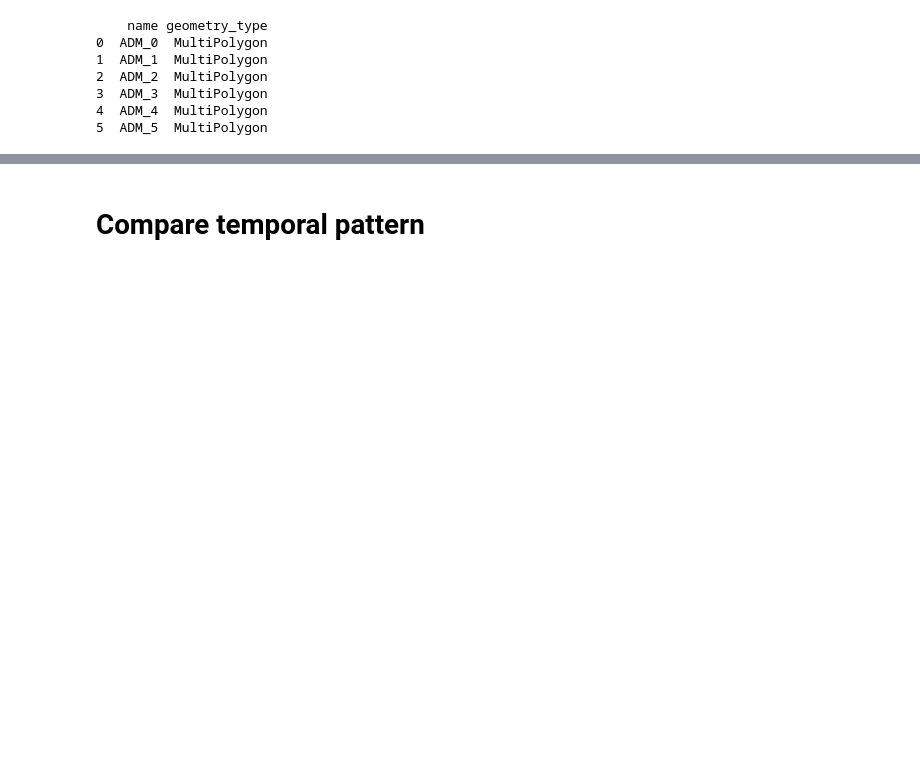
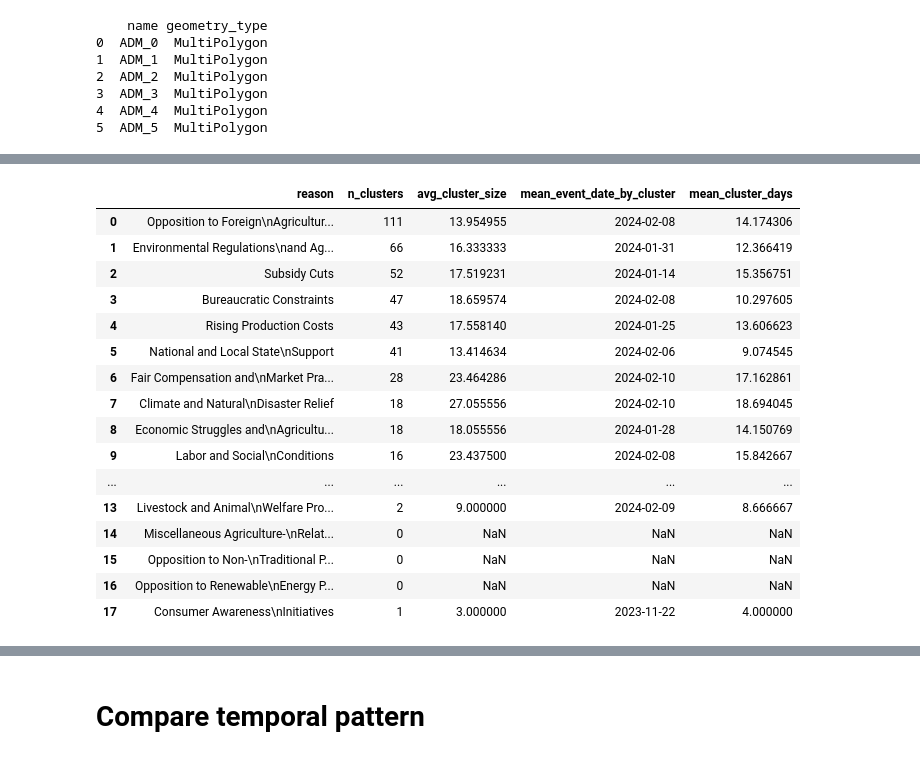
Before and after one commit to cstetter/farmer_protest_llm, a Jupyter notebook: 03_spatiotemp_model.ipynb, the cells around one changed output, grey strips where cells are left out. Saved outputs shown, nothing was run; the diff lists cells and outputs as text; code cells hidden in the pictures; blank space fills up the shorter version.

```diff
--- a/03_spatiotemp_model.ipynb
+++ b/03_spatiotemp_model.ipynb
@@ -845,11 +788,12 @@ results
 # %%
 from tqdm import tqdm
 from pointpats import KnoxLocal
+import numpy as np
 
 local_knox_res_dict = {}
 rows = []
 
-for i, res_name in enumerate(reason_list[1:]):
+for i, res_name in tqdm(enumerate(reason_list[1:])):
     res = results[res_name]
 
     # Choose which cross distance
@@ -943,3 +889,17 @@ knox_gdf = gdf_long.merge(
     on=["reason", "geometry", "days_since_first"],   # if hotspot_gdf has a focal_time column
     how="left"
 )
+
+knox_gdf['event_date'] = pd.to_datetime(knox_gdf['event_date'])
+
+# Compute cluster-wise start and end dates
+knox_gdf['cluster_start'] = knox_gdf.groupby(["cluster", "reason"])['event_date'].transform('min')
+knox_gdf['cluster_end']   = knox_gdf.groupby(["cluster", "reason"])['event_date'].transform('max')
+
+knox_gdf['cluster_timespan'] = (
+    knox_gdf['cluster_start'].dt.strftime('%Y-%m-%d')
+    + " → " +
+    knox_gdf['cluster_end'].dt.strftime('%Y-%m-%d')
+)
+
+knox_gdf['cluster_days'] = (knox_gdf['cluster_end'] - knox_gdf['cluster_start']).dt.days + 1
@@ -966,3 +906,58 @@ Index(['event_id_cnty', 'event_date', 'year', 'time_precision',
+# %%
+n_clusters = knox_gdf.groupby("reason")["cluster"].nunique()
+mean_cluster_days = knox_gdf.groupby("reason")["cluster_days"].mean()
+
+avg_cluster_size = knox_gdf.groupby(["reason", "cluster"]).size().reset_index(name="avg_cluster_size").groupby("reason").mean("avg_cluster_size")["avg_cluster_size"]
+
+mean_event_date_by_cluster = (
+    knox_gdf
+    .groupby(["reason", "cluster"])["event_date"]
+    .mean()
+)
+
+mean_event_date_by_reason = (
+    mean_event_date_by_cluster
+    .groupby("reason")
+    .mean()
+    .astype(str)
+    .str[:10]
+)
+
+summary_df = pd.DataFrame({
+    "n_clusters": n_clusters,
+    "avg_cluster_size": avg_cluster_size,
+    "mean_event_date_by_cluster": mean_event_date_by_reason,
+    "mean_cluster_days": mean_cluster_days
+
+}).reset_index()
+
+summary_df["reason"] = pd.Categorical(
+    summary_df["reason"],
+    categories=reason_list,
+    ordered=True
+)
+
+summary_df = summary_df.sort_values("reason").reset_index(drop=True)
+
+summary_df
+# %% [output]
+|  | reason | n_clusters | avg_cluster_size | mean_event_date_by_cluster | mean_cluster_days |
+| 0 | Opposition to Foreign\nAgricultur... | 111 | 13.954955 | 2024-02-08 | 14.174306 |
+| 1 | Environmental Regulations\nand Ag... | 66 | 16.333333 | 2024-01-31 | 12.366419 |
+| 2 | Subsidy Cuts | 52 | 17.519231 | 2024-01-14 | 15.356751 |
+| 3 | Bureaucratic Constraints | 47 | 18.659574 | 2024-02-08 | 10.297605 |
+| 4 | Rising Production Costs | 43 | 17.558140 | 2024-01-25 | 13.606623 |
+| 5 | National and Local State\nSupport | 41 | 13.414634 | 2024-02-06 | 9.074545 |
+| 6 | Fair Compensation and\nMarket Pra... | 28 | 23.464286 | 2024-02-10 | 17.162861 |
+| 7 | Climate and Natural\nDisaster Relief | 18 | 27.055556 | 2024-02-10 | 18.694045 |
+| 8 | Economic Struggles and\nAgricultu... | 18 | 18.055556 | 2024-01-28 | 14.150769 |
+| 9 | Labor and Social\nConditions | 16 | 23.437500 | 2024-02-08 | 15.842667 |
+| ... | ... | ... | ... | ... | ... |
+| 13 | Livestock and Animal\nWelfare Pro... | 2 | 9.000000 | 2024-02-09 | 8.666667 |
+| 14 | Miscellaneous Agriculture-\nRelat... | 0 | NaN | NaN | NaN |
+| 15 | Opposition to Non-\nTraditional P... | 0 | NaN | NaN | NaN |
+| 16 | Opposition to Renewable\nEnergy P... | 0 | NaN | NaN | NaN |
+| 17 | Consumer Awareness\nInitiatives | 1 | 3.000000 | 2023-11-22 | 4.000000 |
 # %%
 import numpy as np
 import geopandas as gpd
```
Also changed, not shown: parts of 28 cells of this notebook.
